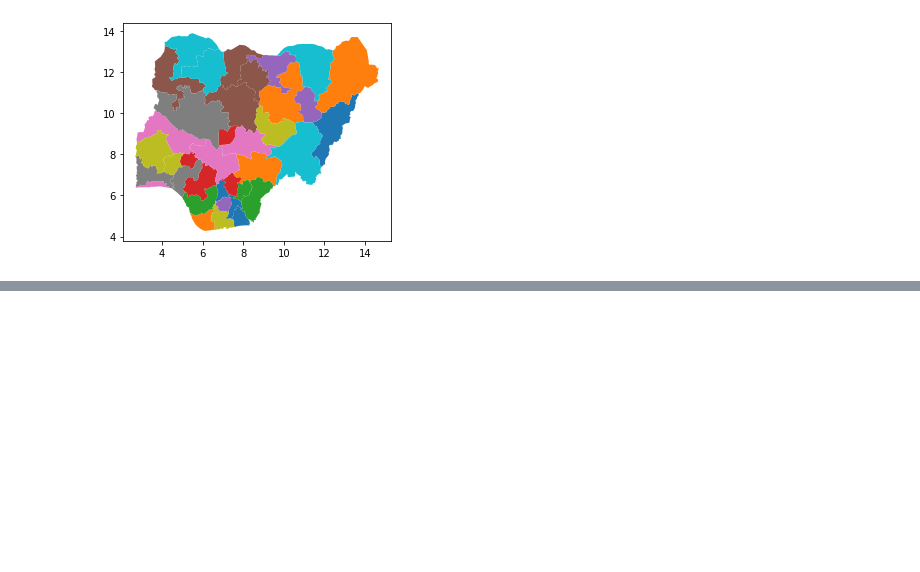
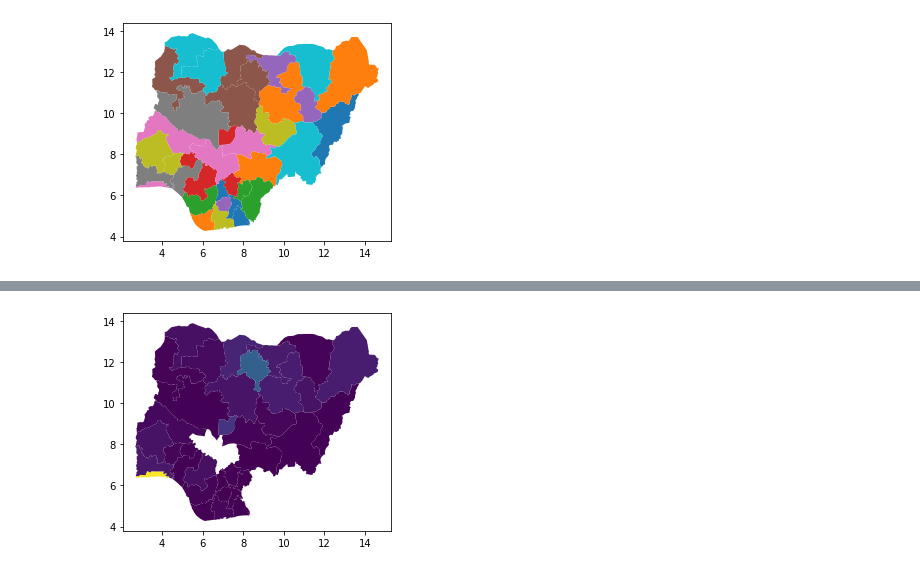
Before and after one commit to stevecrawshaw/hackathon, a Jupyter notebook: Copy_of_hackathon_eda_sc_1.ipynb, the cells around one changed output, grey strips where cells are left out. Cells and saved outputs as stored; diff of their text form; code cells hidden in the pictures; blank space fills up the shorter version.

```diff
--- a/Copy_of_hackathon_eda_sc_1.ipynb
+++ b/Copy_of_hackathon_eda_sc_1.ipynb
@@ -192,0 +264,7 @@ admin_2_geodata.plot(column = 'admin2Pcode');
+# %%
+# get all the states in the right format for joining
+boundary['State'] = boundary['State'].str.upper()
+# Abuja = Federal capital; territory - this is populous
+boundary['State'] = boundary['State'].replace(['FEDERAL CAPITAL TERRITORY'], ['ABUJA'])
+
+# boundary
@@ -192,0 +280,9 @@ admin_2_geodata.plot(column = 'admin2Pcode');
+# %%
+
+# merging datasets a left join to allow all boundary data to be populated with any case counts data
+cases_count_by_area = pd.merge(
+    boundary,
+    df_case_count_by_state,
+    how='left',
+    on='State')
+cases_count_by_area.shape
@@ -192,0 +291,8 @@ admin_2_geodata.plot(column = 'admin2Pcode');
+# %%
+# subsets columns
+cases_count_by_area = cases_count_by_area[[
+    "State",
+    "geometry",
+    "case_count"]] # Check count data column name is correct
+
+ cases_count_by_area.head()
@@ -192,0 +306,9 @@ admin_2_geodata.plot(column = 'admin2Pcode');
+# %%
+all_joined = pd.merge(cases_count_by_area,
+                      state_pop_total,
+                      how = 'left',
+                      on = 'State')
+# %%
+all_joined.plot('case_count');
+# %% [output]
+[figure, added]
```
Also changed, not shown: parts of 59 cells of this notebook.
